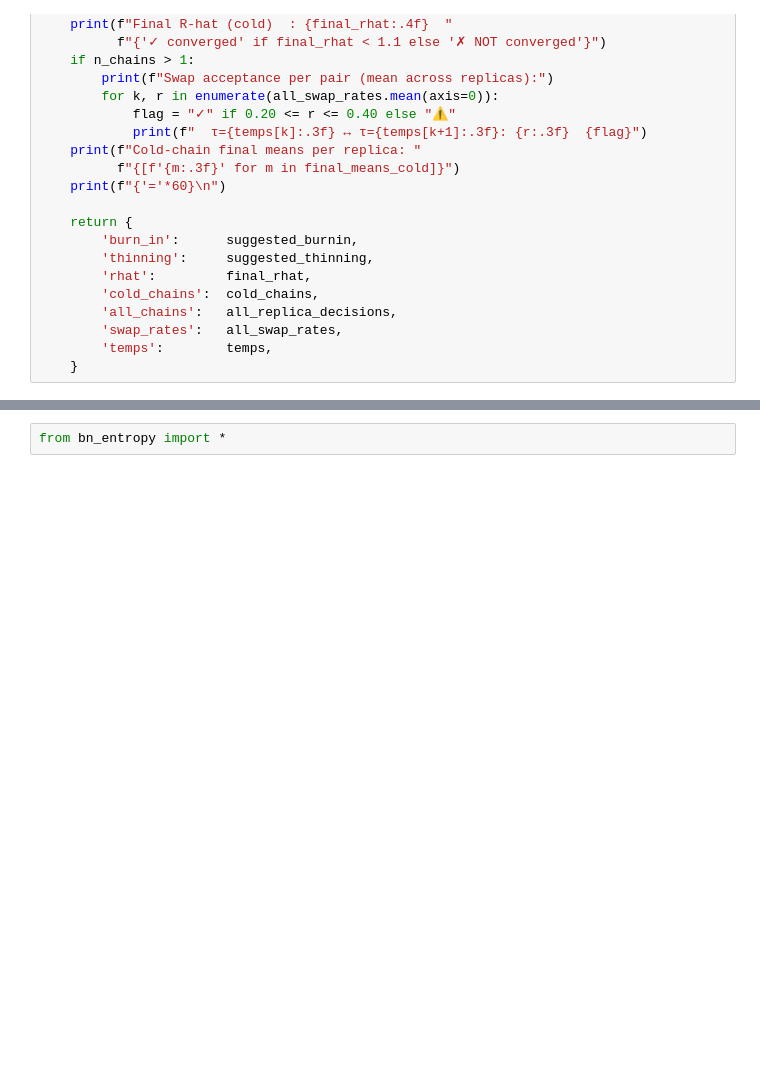
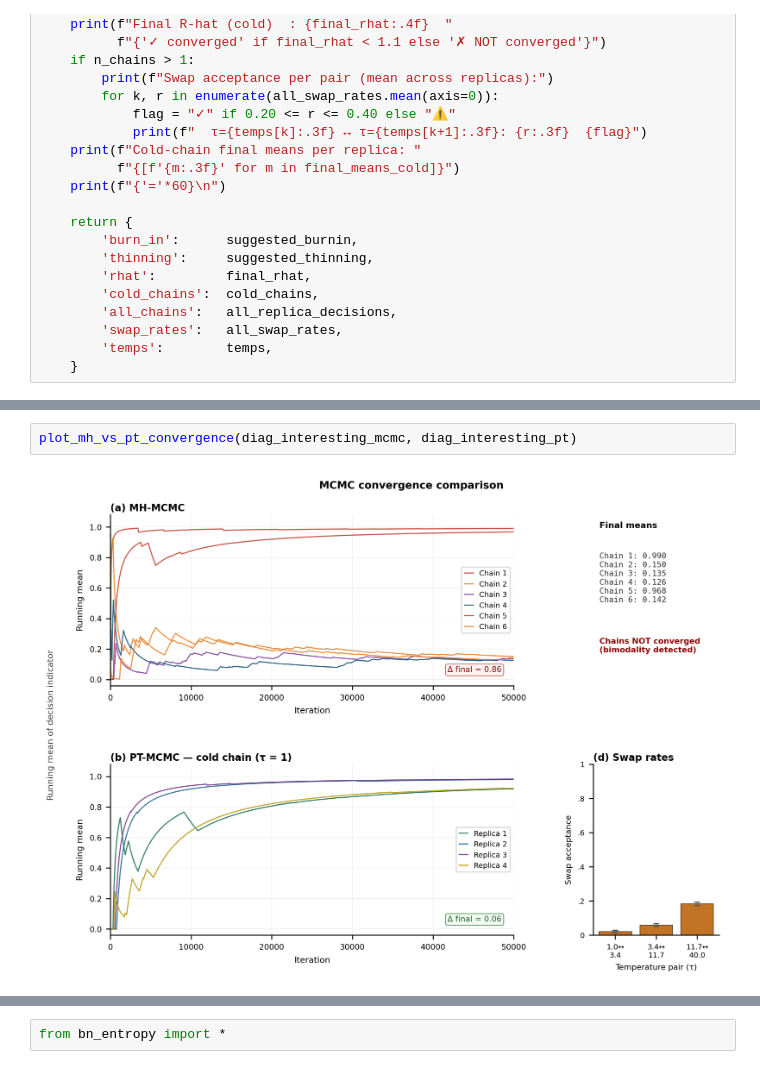
Before and after one commit to jpafcampos/explaining-BNs, a Jupyter notebook: src/mcmc_sanity_check.ipynb, the cells around one changed output, grey strips where cells are left out. Drawn from its saved outputs; the diff is of its cells as text; blank space fills up the shorter version.

```diff
--- a/src/mcmc_sanity_check.ipynb
+++ b/src/mcmc_sanity_check.ipynb
@@ -1636,0 +1681,4 @@ Cold-chain final means per replica: ['0.977', '0.952', '0.966', '0.984']
+# %%
+plot_mh_vs_pt_convergence(diag_interesting_mcmc, diag_interesting_pt)
+# %% [output]
+[figure, added]
```
Also changed, not shown: parts of 22 cells of this notebook, 25 other files.
